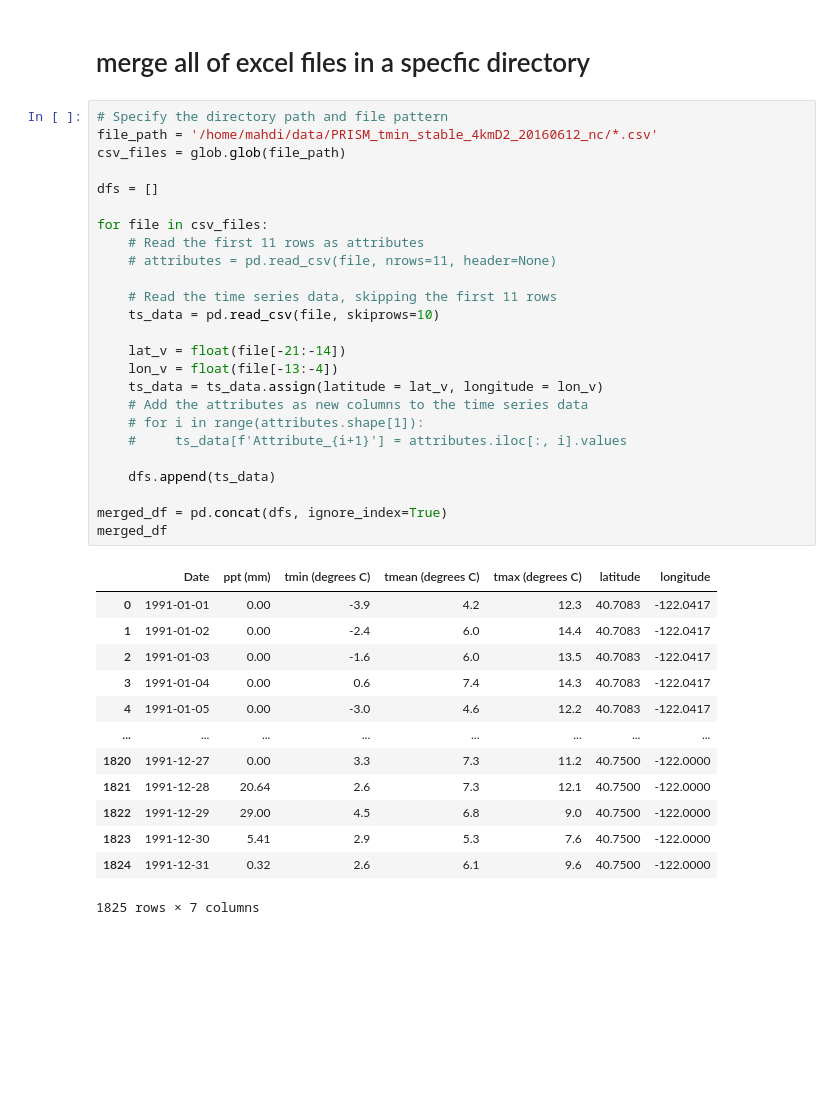
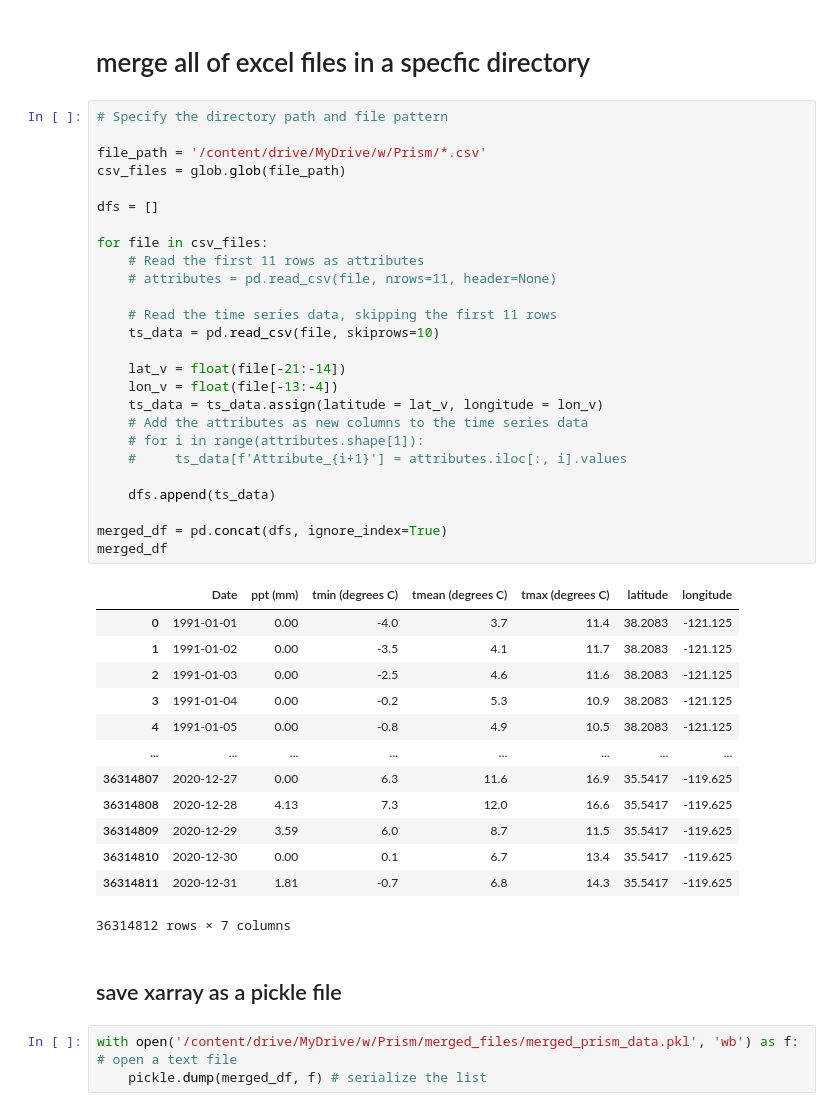
Before and after one commit to mahdi98mnm/download_PRISM_data, a Jupyter notebook: PRISM_tmin_stable_4kmD2_20160612_nc/PRISM.ipynb, the cells around one changed output. Saved outputs shown, nothing was run; the diff lists cells and outputs as text; blank space fills up the shorter version.

```diff
--- a/PRISM_tmin_stable_4kmD2_20160612_nc/PRISM.ipynb
+++ b/PRISM_tmin_stable_4kmD2_20160612_nc/PRISM.ipynb
@@ -336,40 +338,46 @@ gdf.to_file('/content/drive/MyDrive/w/Prism/import_shape/shape_shorted.shp')
 # merge all of excel files in a specfic directory
 # %%
 # Specify the directory path and file pattern
-file_path = '/home/mahdi/data/PRISM_tmin_stable_4kmD2_20160612_nc/*.csv'
+
+file_path = '/content/drive/MyDrive/w/Prism/*.csv'
 csv_files = glob.glob(file_path)
 
 dfs = []
 
 for file in csv_files:
     # Read the first 11 rows as attributes
     # attributes = pd.read_csv(file, nrows=11, header=None)
 
     # Read the time series data, skipping the first 11 rows
     ts_data = pd.read_csv(file, skiprows=10)
 
     lat_v = float(file[-21:-14])
     lon_v = float(file[-13:-4])
     ts_data = ts_data.assign(latitude = lat_v, longitude = lon_v)
     # Add the attributes as new columns to the time series data
     # for i in range(attributes.shape[1]):
     #     ts_data[f'Attribute_{i+1}'] = attributes.iloc[:, i].values
 
     dfs.append(ts_data)
 
 merged_df = pd.concat(dfs, ignore_index=True)
 merged_df
 # %% [output]
 |  | Date | ppt (mm) | tmin (degrees C) | tmean (degrees C) | tmax (degrees C) | latitude | longitude |
-| 0 | 1991-01-01 | 0.00 | -3.9 | 4.2 | 12.3 | 40.7083 | -122.0417 |
-| 1 | 1991-01-02 | 0.00 | -2.4 | 6.0 | 14.4 | 40.7083 | -122.0417 |
-| 2 | 1991-01-03 | 0.00 | -1.6 | 6.0 | 13.5 | 40.7083 | -122.0417 |
-| 3 | 1991-01-04 | 0.00 | 0.6 | 7.4 | 14.3 | 40.7083 | -122.0417 |
-| 4 | 1991-01-05 | 0.00 | -3.0 | 4.6 | 12.2 | 40.7083 | -122.0417 |
+| 0 | 1991-01-01 | 0.00 | -4.0 | 3.7 | 11.4 | 38.2083 | -121.125 |
+| 1 | 1991-01-02 | 0.00 | -3.5 | 4.1 | 11.7 | 38.2083 | -121.125 |
+| 2 | 1991-01-03 | 0.00 | -2.5 | 4.6 | 11.6 | 38.2083 | -121.125 |
+| 3 | 1991-01-04 | 0.00 | -0.2 | 5.3 | 10.9 | 38.2083 | -121.125 |
+| 4 | 1991-01-05 | 0.00 | -0.8 | 4.9 | 10.5 | 38.2083 | -121.125 |
 | ... | ... | ... | ... | ... | ... | ... | ... |
-| 1820 | 1991-12-27 | 0.00 | 3.3 | 7.3 | 11.2 | 40.7500 | -122.0000 |
-| 1821 | 1991-12-28 | 20.64 | 2.6 | 7.3 | 12.1 | 40.7500 | -122.0000 |
-| 1822 | 1991-12-29 | 29.00 | 4.5 | 6.8 | 9.0 | 40.7500 | -122.0000 |
-| 1823 | 1991-12-30 | 5.41 | 2.9 | 5.3 | 7.6 | 40.7500 | -122.0000 |
-| 1824 | 1991-12-31 | 0.32 | 2.6 | 6.1 | 9.6 | 40.7500 | -122.0000 |
+| 36314807 | 2020-12-27 | 0.00 | 6.3 | 11.6 | 16.9 | 35.5417 | -119.625 |
+| 36314808 | 2020-12-28 | 4.13 | 7.3 | 12.0 | 16.6 | 35.5417 | -119.625 |
+| 36314809 | 2020-12-29 | 3.59 | 6.0 | 8.7 | 11.5 | 35.5417 | -119.625 |
+| 36314810 | 2020-12-30 | 0.00 | 0.1 | 6.7 | 13.4 | 35.5417 | -119.625 |
+| 36314811 | 2020-12-31 | 1.81 | -0.7 | 6.8 | 14.3 | 35.5417 | -119.625 |
-1825 rows × 7 columns
+36314812 rows × 7 columns
+# %% [markdown]
+## save xarray as a pickle file
+# %%
+with open('/content/drive/MyDrive/w/Prism/merged_files/merged_prism_data.pkl', 'wb') as f:  # open a text file
+    pickle.dump(merged_df, f) # serialize the list
```
Also changed, not shown: parts of 12 cells of this notebook.
